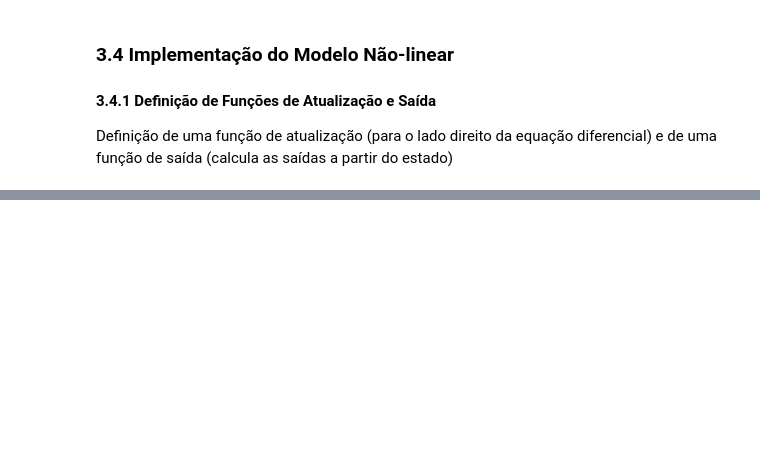
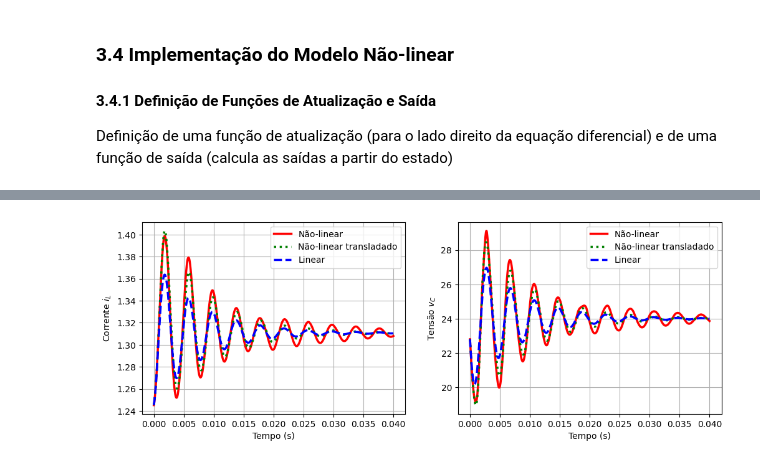
Before and after one commit to andel-vitorio/etc-for-dc-converters, a Jupyter notebook: src/simulator.ipynb, the cells around one changed output, grey strips where cells are left out. Saved outputs shown, nothing was run; the diff lists cells and outputs as text; code cells hidden in the pictures; blank space fills up the shorter version.

```diff
--- a/src/simulator.ipynb
+++ b/src/simulator.ipynb
@@ -626,0 +699,39 @@ plt.show()
+# %%
+fig, ax = plt.subplots(1, 2, figsize=(12, 4))
+linewidth = 2.5
+
+ax[0].plot(t, y_nonlinear[0],
+           linestyle='-', color='r', linewidth=linewidth,
+           label='Não-linear')
+
+ax[0].plot(t, y_translated_nonlinear[0] + params['op']['Il'],
+           linestyle=':', color='g', linewidth=linewidth,
+           label='Não-linear transladado')
+
+ax[0].plot(t, y_linear[0] + params['op']['Il'],
+           linestyle='--', color='b', linewidth=linewidth,
+           label='Linear')
+
+ax[0].set_xlabel('Tempo (s)')
+ax[0].set_ylabel('Corrente $i_L$')
+ax[0].legend()
+ax[0].grid(True)
+
+ax[1].plot(t, y_nonlinear[1],
+           linestyle='-', color='r', linewidth=linewidth,
+           label='Não-linear')
+
+ax[1].plot(t, y_translated_nonlinear[1] + params['op']['Vc'],
+           linestyle=':', color='g', linewidth=linewidth,
+           label='Não-linear transladado')
+
+ax[1].plot(t, y_linear[1] + params['op']['Vc'],
+           linestyle='--', color='b', linewidth=linewidth,
+           label='Linear')
+
+ax[1].set_xlabel('Tempo (s)')
+ax[1].set_ylabel('Tensão $v_C$')
+ax[1].legend()
+ax[1].grid(True)
+# %% [output]
+[figure, added]
```
Also changed, not shown: parts of 29 cells of this notebook.
